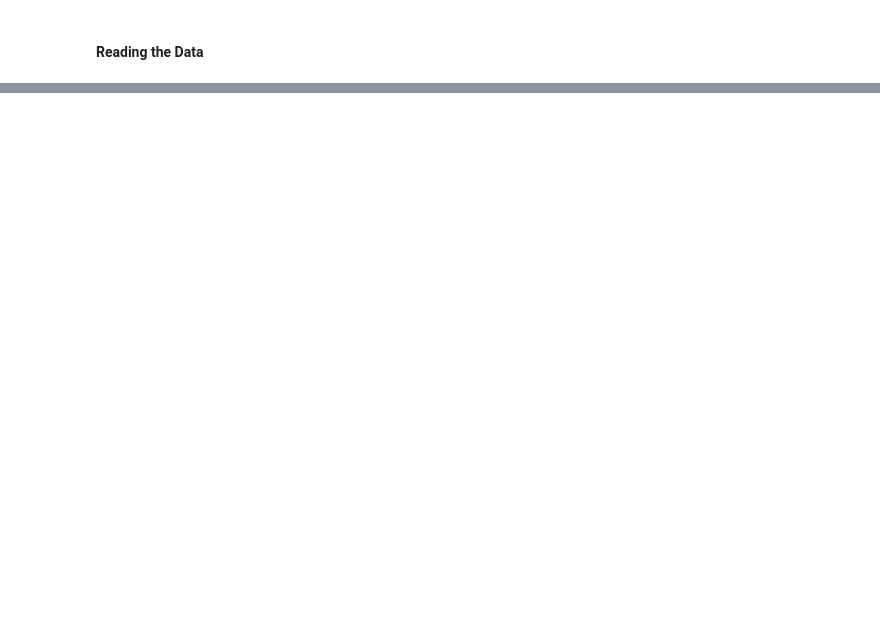
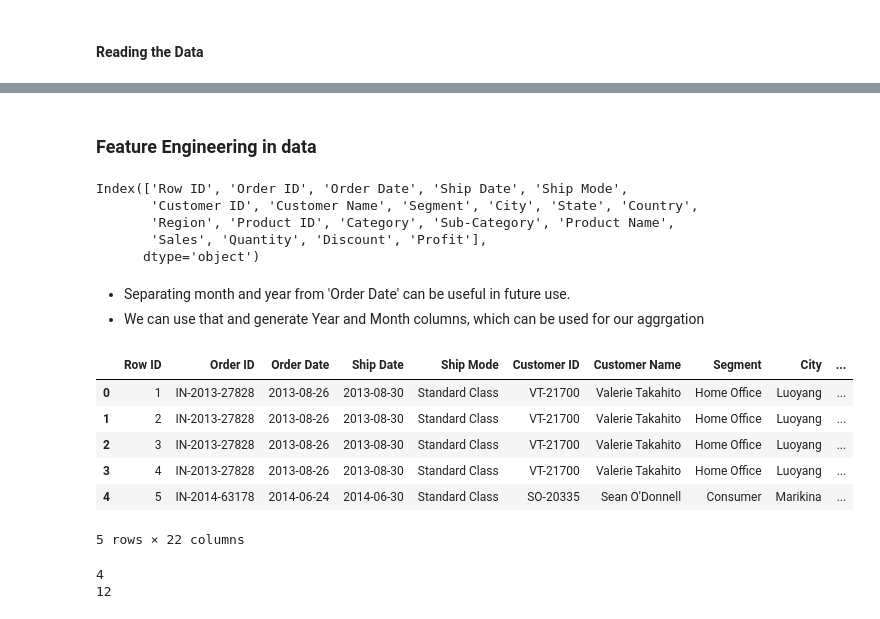
Before and after one commit to anish3565/Case_Studies, a Jupyter notebook: Time Series/SuperStore_Sales_Analysis.ipynb, the cells around one changed output, grey strips where cells are left out. Saved outputs shown, nothing was run; the diff lists cells and outputs as text; code cells hidden in the pictures; blank space fills up the shorter version.

```diff
--- a/Time Series/SuperStore_Sales_Analysis.ipynb
+++ b/Time Series/SuperStore_Sales_Analysis.ipynb
@@ -28,0 +101,41 @@ Unable to fetch data!
+# %% [markdown]
+### Feature Engineering in data
+# %%
+StoreSalesData.columns
+# %% [output]
+Index(['Row ID', 'Order ID', 'Order Date', 'Ship Date', 'Ship Mode',
+       'Customer ID', 'Customer Name', 'Segment', 'City', 'State', 'Country',
+       'Region', 'Product ID', 'Category', 'Sub-Category', 'Product Name',
+       'Sales', 'Quantity', 'Discount', 'Profit'],
+      dtype='object')
+# %% [markdown]
+- Separating month and year from 'Order Date' can be useful in future use.
+- We can use that and generate Year and Month columns, which can be used for our aggrgation
+# %%
+# Function to get month from a date
+def Function_get_month(inpDate):
+    return (inpDate.month)
+
+# Function to get Year from a date
+def Function_get_year(inpDate):
+    return (inpDate.year)
+
+# Creating new columns
+StoreSalesData['Month']=StoreSalesData['Order Date'].apply(Function_get_month)
+StoreSalesData['Year']=StoreSalesData['Order Date'].apply(Function_get_year)
+
+StoreSalesData.head()
+# %% [output]
+|  | Row ID | Order ID | Order Date | Ship Date | Ship Mode | Customer ID | Customer Name | Segment | City | ... |
+| 0 | 1 | IN-2013-27828 | 2013-08-26 | 2013-08-30 | Standard Class | VT-21700 | Valerie Takahito | Home Office | Luoyang | ... |
+| 1 | 2 | IN-2013-27828 | 2013-08-26 | 2013-08-30 | Standard Class | VT-21700 | Valerie Takahito | Home Office | Luoyang | ... |
+| 2 | 3 | IN-2013-27828 | 2013-08-26 | 2013-08-30 | Standard Class | VT-21700 | Valerie Takahito | Home Office | Luoyang | ... |
+| 3 | 4 | IN-2013-27828 | 2013-08-26 | 2013-08-30 | Standard Class | VT-21700 | Valerie Takahito | Home Office | Luoyang | ... |
+| 4 | 5 | IN-2014-63178 | 2014-06-24 | 2014-06-30 | Standard Class | SO-20335 | Sean O'Donnell | Consumer | Marikina | ... |
+5 rows × 22 columns
+# %%
+print(StoreSalesData['Year'].nunique())
+print(StoreSalesData['Month'].nunique())
+# %% [output]
+4
+12
```
Also changed, not shown: parts of 17 cells of this notebook.
